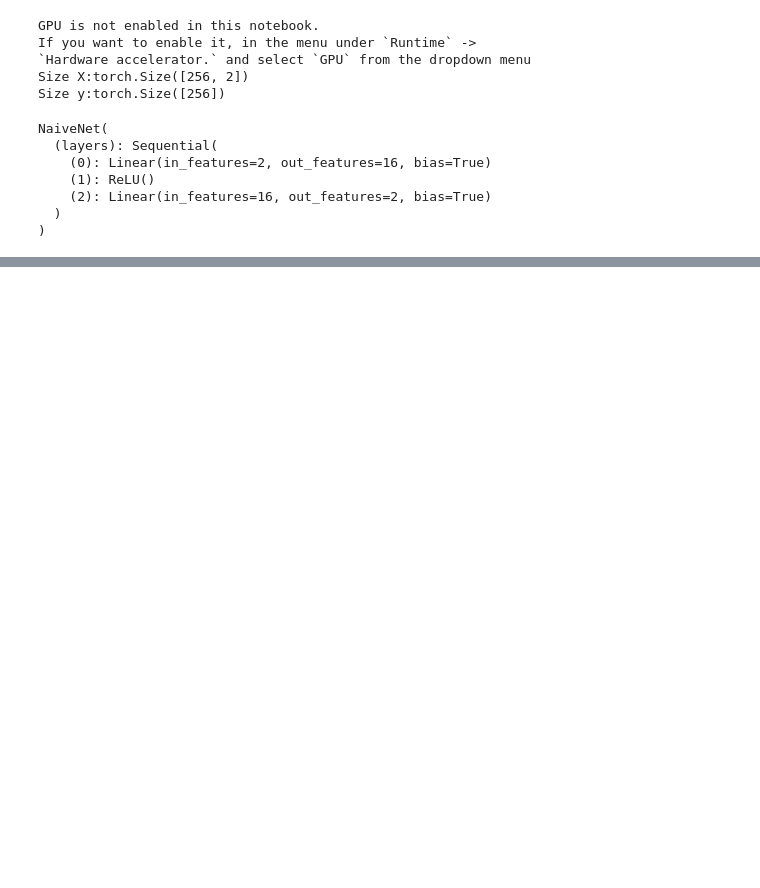
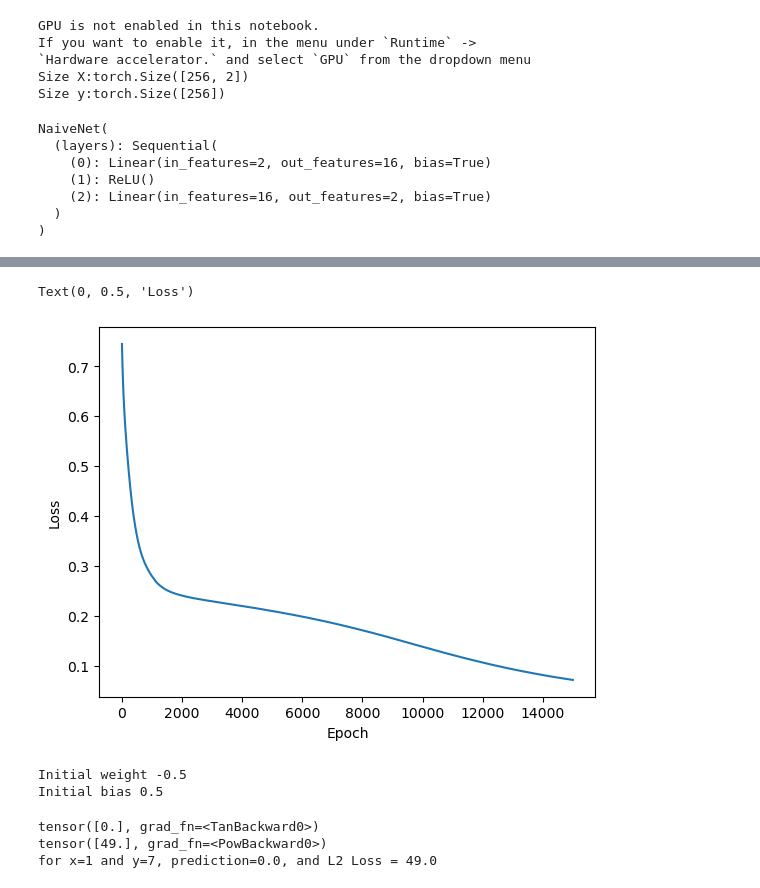
Before and after one commit to rabobahago/complete_deep_learning_pytorch, a Jupyter notebook: basics_and_pytorch/refresh.ipynb, the cells around one changed output, grey strips where cells are left out. Drawn from its saved outputs; the diff is of its cells as text; code cells hidden in the pictures; blank space fills up the shorter version.

Commit message:
simple graph neural network implemented

```diff
--- a/basics_and_pytorch/refresh.ipynb
+++ b/basics_and_pytorch/refresh.ipynb
@@ -756,0 +866,43 @@ NaiveNet(
+# %%
+import numpy as np
+plt.plot(np.linspace(1, len(losses), len(losses)), losses)
+plt.xlabel("Epoch")
+plt.ylabel("Loss")
+# %% [output]
+Text(0, 0.5, 'Loss')
+[figure, added]
+# %%
+import torch
+class SimpleGraph:
+    def __init__(self, w, b):
+        assert isinstance(b, float)
+        assert isinstance(w, float)
+        self.w = torch.tensor([w], requires_grad=True)
+        self.b = torch.tensor([b], requires_grad=True)
+    def forward(self, x):
+        assert isinstance(x, torch.Tensor)
+        z = torch.tan(x * self.w + self.b)
+        return z
+def sq_loss(y_true, y_prediction):
+    assert isinstance(y_true, torch.Tensor)
+    assert isinstance(y_prediction, torch.Tensor)
+    loss = (y_true - y_prediction)**2
+    return loss
+feature = torch.tensor([1])
+target = torch.tensor([7])
+simple_graph = SimpleGraph(-0.5, 0.5)
+print(f'Initial weight {simple_graph.w.item()}', f'\nInitial bias {simple_graph.b.item()}')
+# %% [output]
+Initial weight -0.5
+Initial bias 0.5
+# %%
+prediction = simple_graph.forward(feature)
+print(prediction)
+square_loss = sq_loss(target, prediction)
+print(square_loss)
+print(f"for x={feature.item()} and y={target.item()}, "
+      f"prediction={prediction.item()}, and L2 Loss = {square_loss.item()}")
+# %% [output]
+tensor([0.], grad_fn=<TanBackward0>)
+tensor([49.], grad_fn=<PowBackward0>)
+for x=1 and y=7, prediction=0.0, and L2 Loss = 49.0
```
Also changed, not shown: parts of 5 cells of this notebook.
